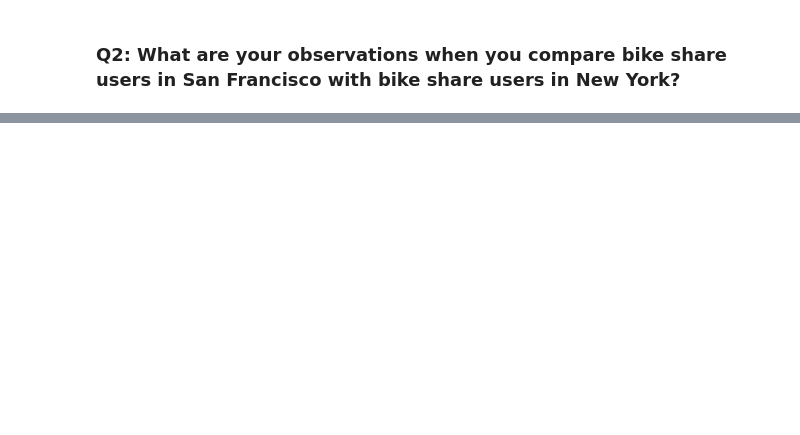
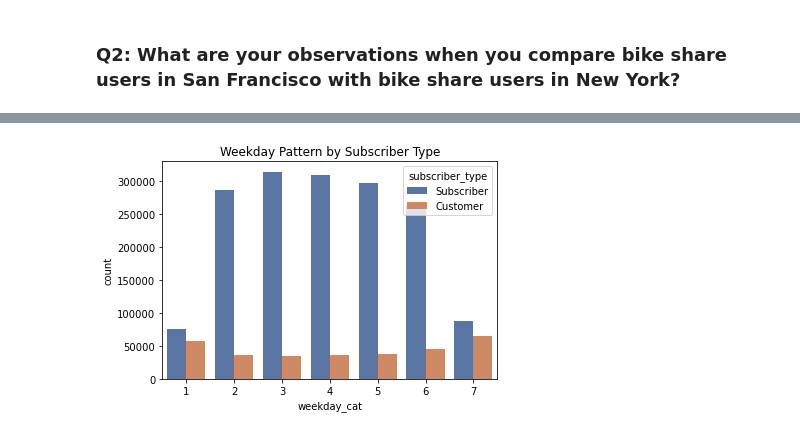
Before and after one commit to amanda8412383/bike_share, a Jupyter notebook: task 2.ipynb, the cells around one changed output, grey strips where cells are left out. Cells and saved outputs as stored; diff of their text form; code cells hidden in the pictures; blank space fills up the shorter version.

```diff
--- a/task 2.ipynb
+++ b/task 2.ipynb
@@ -51,0 +73,5 @@ sf = (
+# %%
+sf['weekday_cat']=sf['weekday'].astype('category')
+ax = sns.countplot(data=sf, x="weekday_cat", hue="subscriber_type" ).set_title('Weekday Pattern by Subscriber Type')
+# %% [output]
+[figure, added]
```
Also changed, not shown: parts of 9 cells of this notebook, 3 other files.
